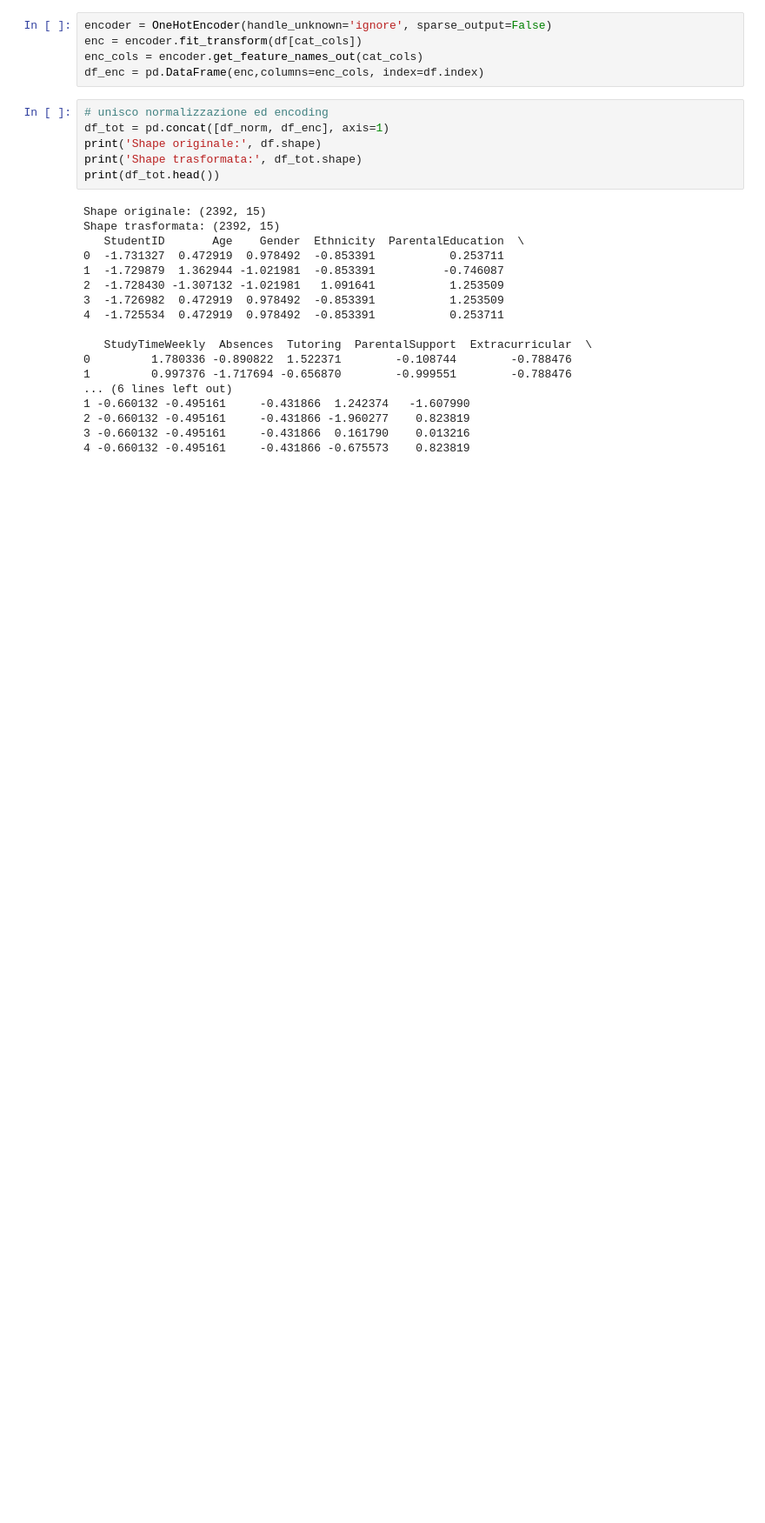
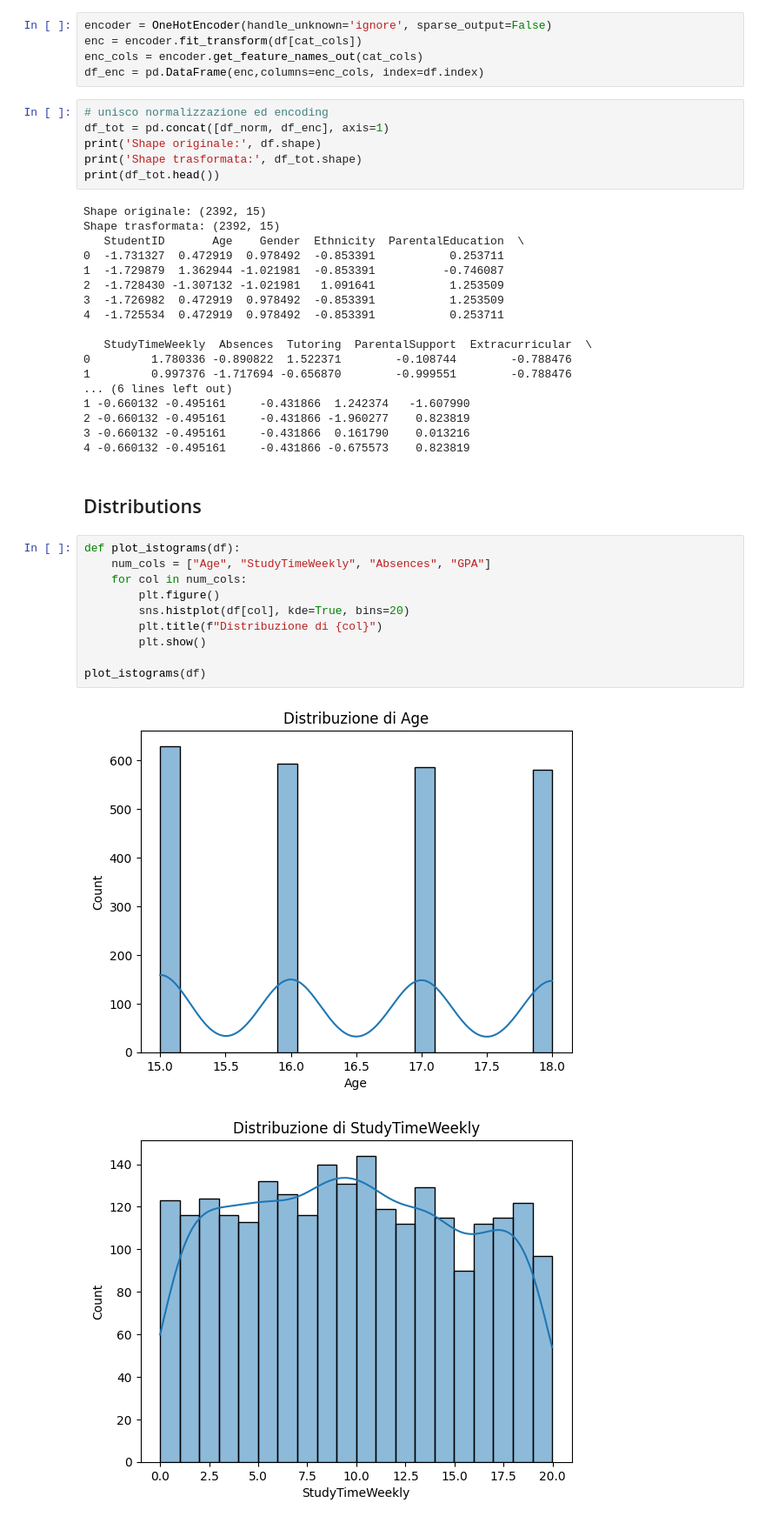
Before and after one commit to annasetzu/ProgettoDiGruppo21Agosto, a Jupyter notebook: main.ipynb, the cells around one changed output. Shown: that part at 87% size. Drawn from its saved outputs; the diff is of its cells as text; blank space fills up the shorter version.

Commit message:
Add distributions and correlations

```diff
--- a/main.ipynb
+++ b/main.ipynb
@@ -94,3 +103,18 @@ Shape trasformata: (2392, 15)
 2 -0.660132 -0.495161     -0.431866 -1.960277    0.823819
 3 -0.660132 -0.495161     -0.431866  0.161790    0.013216
 4 -0.660132 -0.495161     -0.431866 -0.675573    0.823819
+# %% [markdown]
+## Distributions
+# %%
+def plot_istograms(df):
+    num_cols = ["Age", "StudyTimeWeekly", "Absences", "GPA"]
+    for col in num_cols:
+        plt.figure()
+        sns.histplot(df[col], kde=True, bins=20)
+        plt.title(f"Distribuzione di {col}")
+        plt.show()
+
+plot_istograms(df)
+# %% [output]
+[figure, added]
+[figure, added]
```
Also changed, not shown: parts of 17 cells of this notebook, 1 other file.
